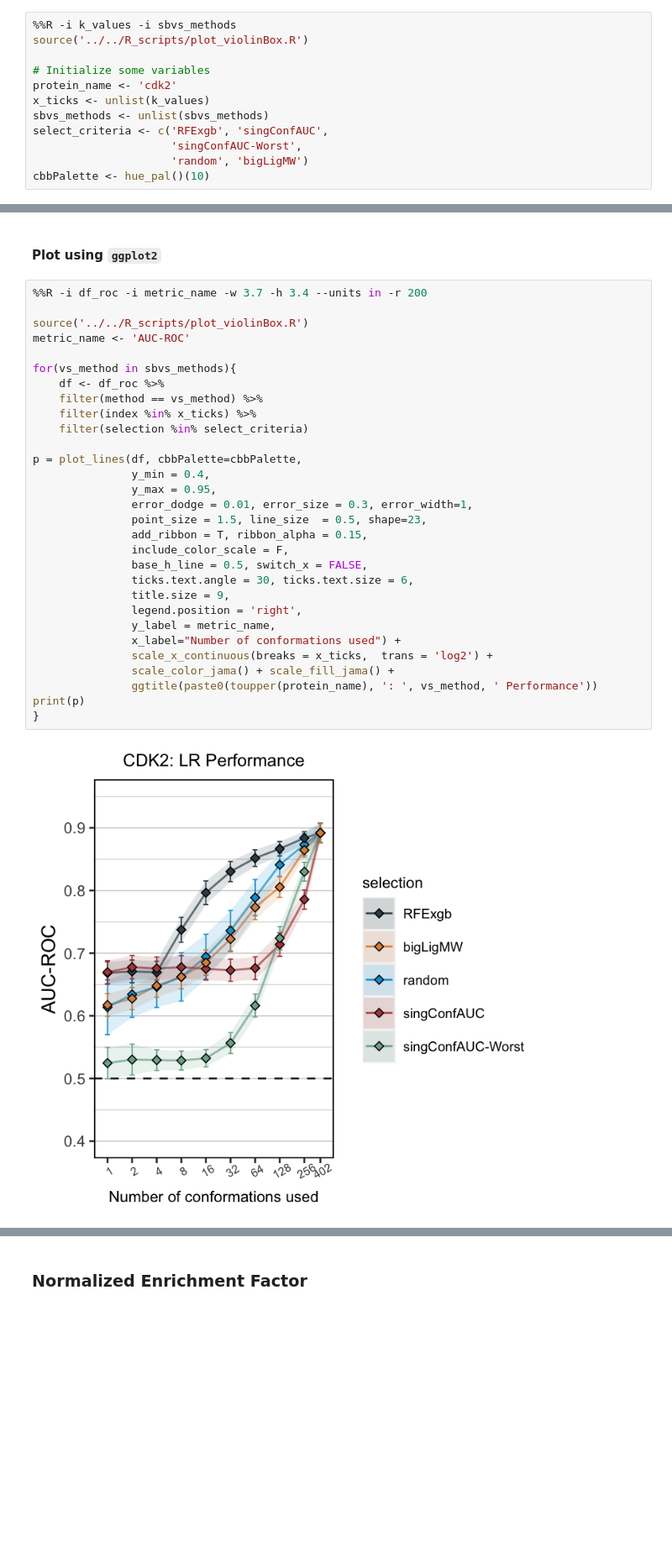
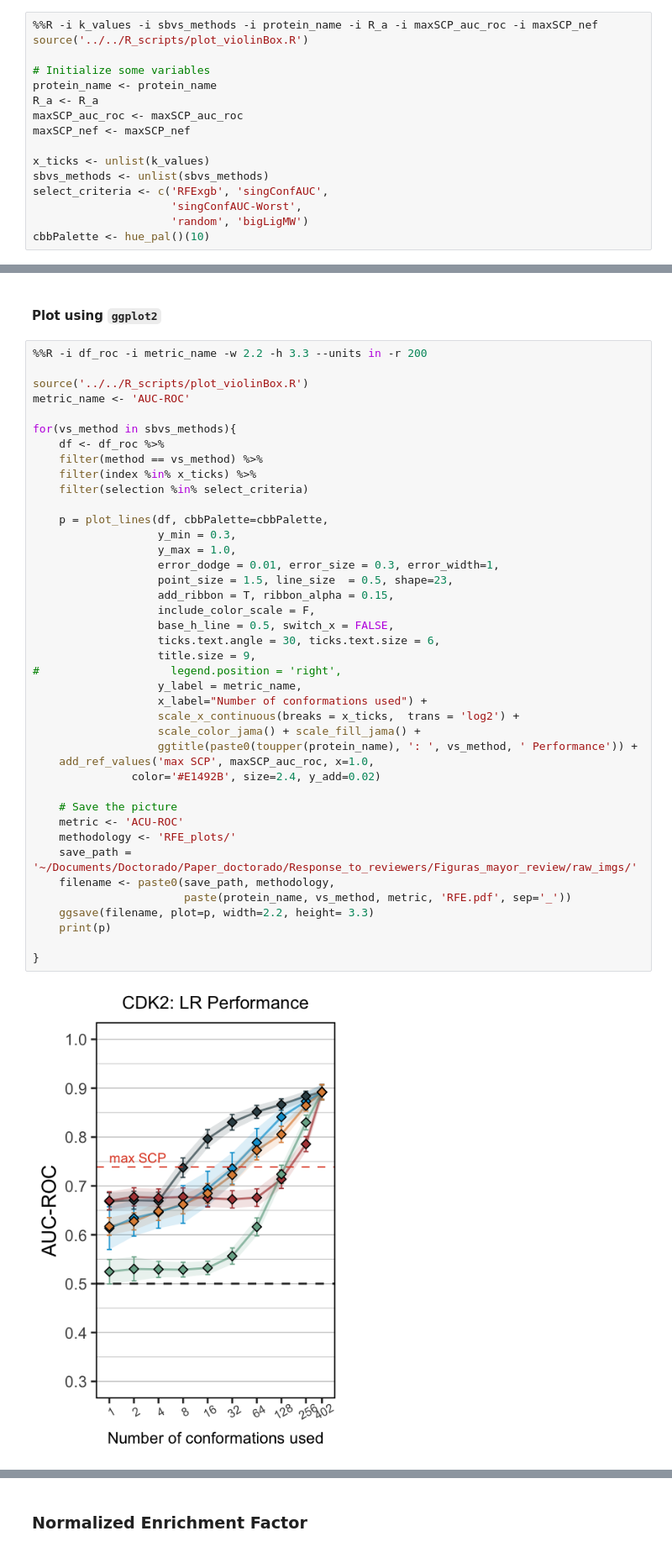
Before and after one commit to jRicciL/ML-ensemble-docking, a Jupyter notebook: cdk2/5_Machine_Learning/6_Conformational_selection_Plots.ipynb, the cells around one changed output, grey strips where cells are left out. Shown at 84% size. Cells and saved outputs as stored; diff of their text form; blank space fills up the shorter version.

Commit message:
Conformational selection plots

```diff
--- a/cdk2/5_Machine_Learning/6_Conformational_selection_Plots.ipynb
+++ b/cdk2/5_Machine_Learning/6_Conformational_selection_Plots.ipynb
@@ -66,9 +110,13 @@ df_roc.method = df_roc.method.replace({'cs_GEO': 'csGEO'})
 # %%
-%%R -i k_values -i sbvs_methods
+%%R -i k_values -i sbvs_methods -i protein_name -i R_a -i maxSCP_auc_roc -i maxSCP_nef
 source('../../R_scripts/plot_violinBox.R')
 
 # Initialize some variables
-protein_name <- 'cdk2'
+protein_name <- protein_name
+R_a <- R_a
+maxSCP_auc_roc <- maxSCP_auc_roc
+maxSCP_nef <- maxSCP_nef
+
 x_ticks <- unlist(k_values)
 sbvs_methods <- unlist(sbvs_methods)
 select_criteria <- c('RFExgb', 'singConfAUC',
@@ -96,34 +144,45 @@ R[write to console]: The following objects are masked from ‘package:plyr’:
 # %% [markdown]
 #### Plot using `ggplot2`
 # %%
-%%R -i df_roc -i metric_name -w 3.7 -h 3.4 --units in -r 200
+%%R -i df_roc -i metric_name -w 2.2 -h 3.3 --units in -r 200
 
 source('../../R_scripts/plot_violinBox.R')
 metric_name <- 'AUC-ROC'
 
 for(vs_method in sbvs_methods){
     df <- df_roc %>%
     filter(method == vs_method) %>%
     filter(index %in% x_ticks) %>%
     filter(selection %in% select_criteria)
 
-p = plot_lines(df, cbbPalette=cbbPalette,
-               y_min = 0.4,
-               y_max = 0.95,
-               error_dodge = 0.01, error_size = 0.3, error_width=1,
-               point_size = 1.5, line_size  = 0.5, shape=23,
-               add_ribbon = T, ribbon_alpha = 0.15,
-               include_color_scale = F,
-               base_h_line = 0.5, switch_x = FALSE,
-               ticks.text.angle = 30, ticks.text.size = 6,
-               title.size = 9,
-               legend.position = 'right',
-               y_label = metric_name,
-               x_label="Number of conformations used") +
-               scale_x_continuous(breaks = x_ticks,  trans = 'log2') +
-               scale_color_jama() + scale_fill_jama() +
-               ggtitle(paste0(toupper(protein_name), ': ', vs_method, ' Performance'))
-print(p)
+    p = plot_lines(df, cbbPalette=cbbPalette,
+                   y_min = 0.3,
+                   y_max = 1.0,
+                   error_dodge = 0.01, error_size = 0.3, error_width=1,
+                   point_size = 1.5, line_size  = 0.5, shape=23,
+                   add_ribbon = T, ribbon_alpha = 0.15,
+                   include_color_scale = F,
+                   base_h_line = 0.5, switch_x = FALSE,
+                   ticks.text.angle = 30, ticks.text.size = 6,
+                   title.size = 9,
+#                    legend.position = 'right',
+                   y_label = metric_name,
+                   x_label="Number of conformations used") +
+                   scale_x_continuous(breaks = x_ticks,  trans = 'log2') +
+                   scale_color_jama() + scale_fill_jama() +
+                   ggtitle(paste0(toupper(protein_name), ': ', vs_method, ' Performance')) +
+    add_ref_values('max SCP', maxSCP_auc_roc, x=1.0,
+               color='#E1492B', size=2.4, y_add=0.02)
+
+    # Save the picture
+    metric <- 'ACU-ROC'
+    methodology <- 'RFE_plots/'
+    save_path = '~/Documents/Doctorado/Paper_doctorado/Response_to_reviewers/Figuras_mayor_review/raw_imgs/'
+    filename <- paste0(save_path, methodology,
+                       paste(protein_name, vs_method, metric, 'RFE.pdf', sep='_'))
+    ggsave(filename, plot=p, width=2.2, height= 3.3)
+    print(p)
+
 }
 # %% [output]
-[figure, old version]
+[figure, new version]
```
Also changed, not shown: parts of 12 cells of this notebook, 3 other files.
